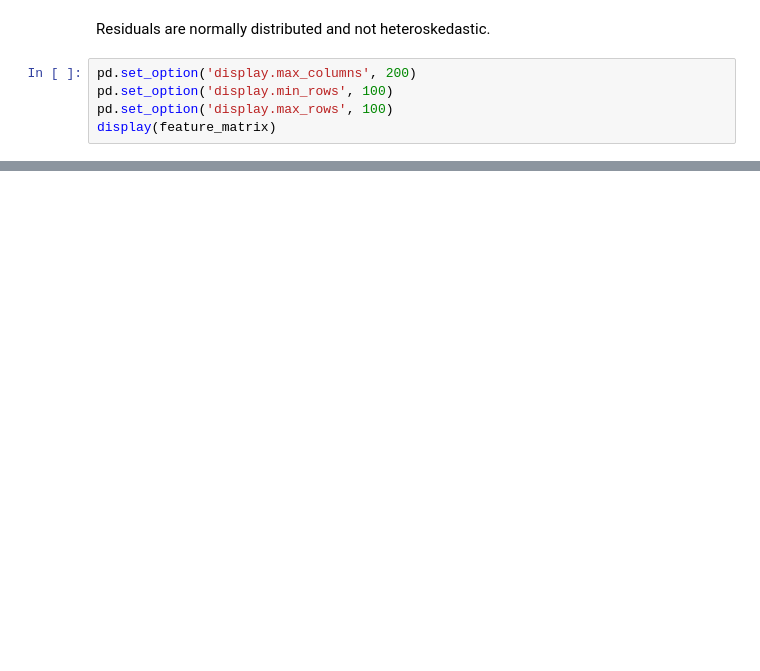
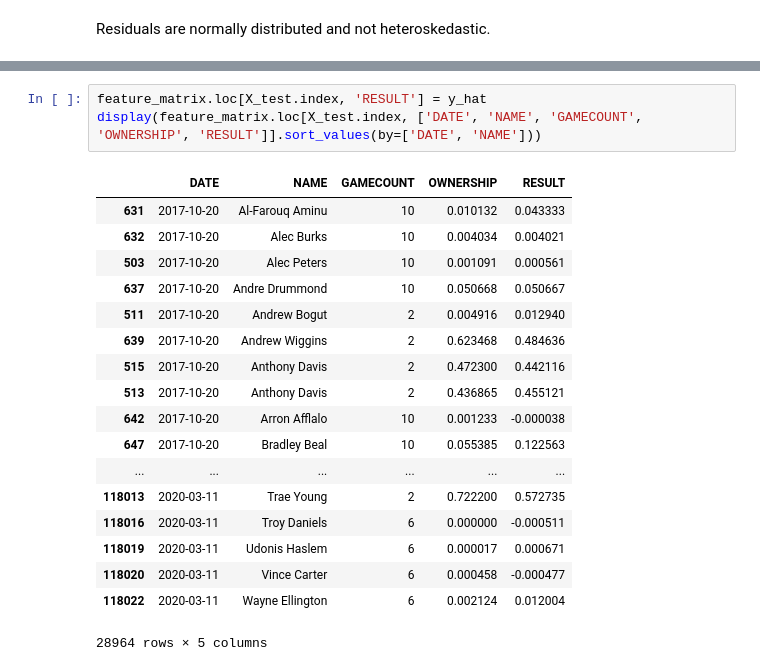
Before and after one commit to bshim1108/pyNBA, a Jupyter notebook: pyNBA/Research/Ownership.ipynb, the cells around one changed output, grey strips where cells are left out. Drawn from its saved outputs; the diff is of its cells as text; blank space fills up the shorter version.

```diff
--- a/pyNBA/Research/Ownership.ipynb
+++ b/pyNBA/Research/Ownership.ipynb
@@ -753,7 +741,2 @@ print(stat, p)
 # %% [markdown]
 Residuals are normally distributed and not heteroskedastic.
-# %%
-pd.set_option('display.max_columns', 200)
-pd.set_option('display.min_rows', 100)
-pd.set_option('display.max_rows', 100)
-display(feature_matrix)
@@ -799,2 +743,24 @@ display(ownership.loc[(ownership['DATE'] == '2017-10-20') & (ownership['NAME'] =
+# %%
+feature_matrix.loc[X_test.index, 'RESULT'] = y_hat
+display(feature_matrix.loc[X_test.index, ['DATE', 'NAME', 'GAMECOUNT', 'OWNERSHIP', 'RESULT']].sort_values(by=['DATE', 'NAME']))
+# %% [output]
+|  | DATE | NAME | GAMECOUNT | OWNERSHIP | RESULT |
+| 631 | 2017-10-20 | Al-Farouq Aminu | 10 | 0.010132 | 0.043333 |
+| 632 | 2017-10-20 | Alec Burks | 10 | 0.004034 | 0.004021 |
+| 503 | 2017-10-20 | Alec Peters | 10 | 0.001091 | 0.000561 |
+| 637 | 2017-10-20 | Andre Drummond | 10 | 0.050668 | 0.050667 |
+| 511 | 2017-10-20 | Andrew Bogut | 2 | 0.004916 | 0.012940 |
+| 639 | 2017-10-20 | Andrew Wiggins | 2 | 0.623468 | 0.484636 |
+| 515 | 2017-10-20 | Anthony Davis | 2 | 0.472300 | 0.442116 |
+| 513 | 2017-10-20 | Anthony Davis | 2 | 0.436865 | 0.455121 |
+| 642 | 2017-10-20 | Arron Afflalo | 10 | 0.001233 | -0.000038 |
+| 647 | 2017-10-20 | Bradley Beal | 10 | 0.055385 | 0.122563 |
+| ... | ... | ... | ... | ... | ... |
+| 118013 | 2020-03-11 | Trae Young | 2 | 0.722200 | 0.572735 |
+| 118016 | 2020-03-11 | Troy Daniels | 6 | 0.000000 | -0.000511 |
+| 118019 | 2020-03-11 | Udonis Haslem | 6 | 0.000017 | 0.000671 |
+| 118020 | 2020-03-11 | Vince Carter | 6 | 0.000458 | -0.000477 |
+| 118022 | 2020-03-11 | Wayne Ellington | 6 | 0.002124 | 0.012004 |
+28964 rows × 5 columns
 # %%
 display(contests.loc[(contests['SLATEID'] == '5ae4cbe2c074cf3dff32fa1b')])
```
Also changed, not shown: parts of 29 cells of this notebook, 21 other files.
